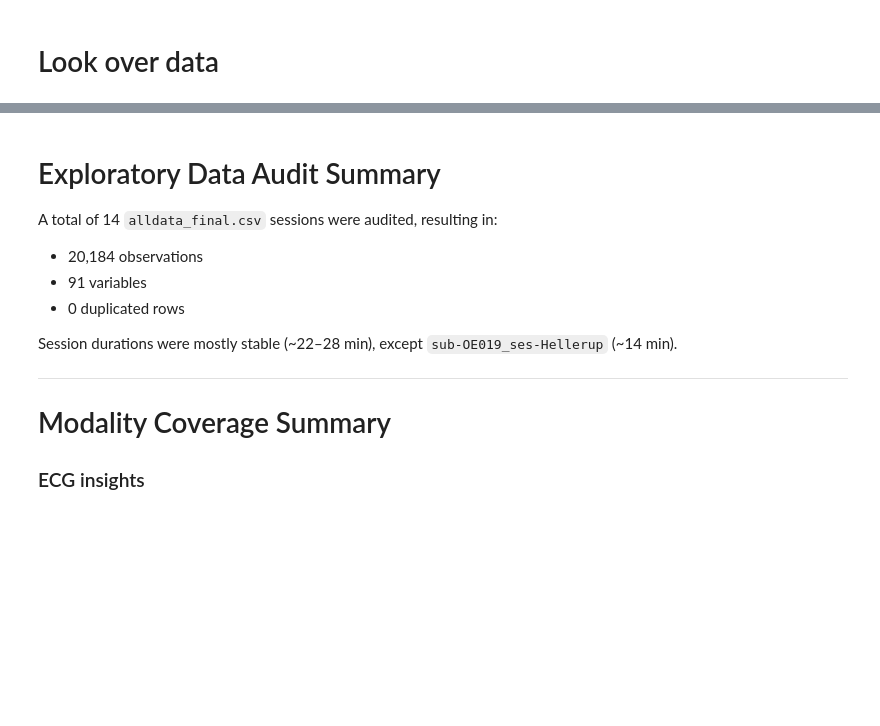
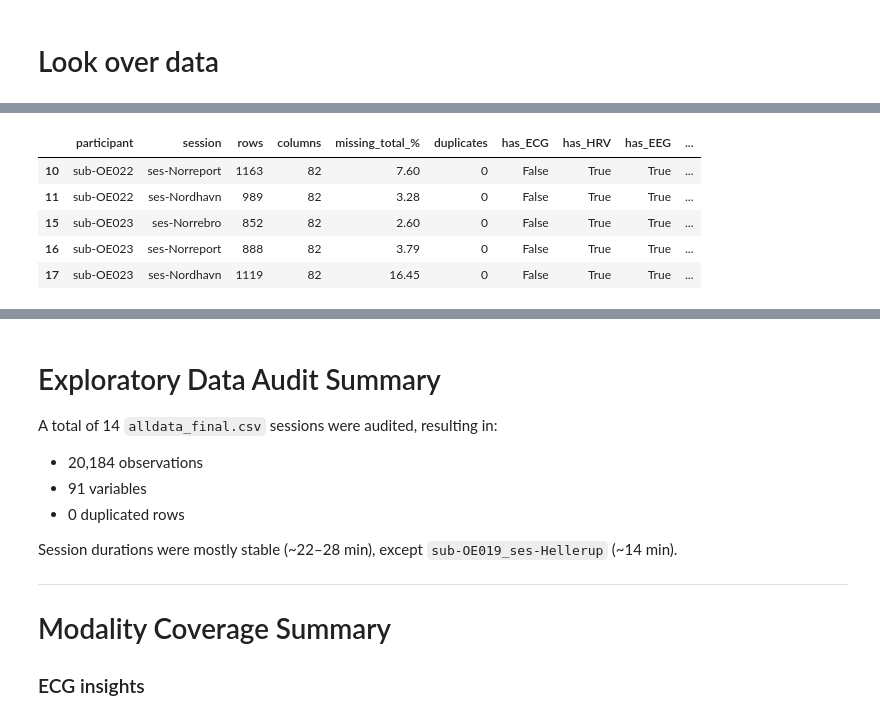
Before and after one commit to raquelmdtum/master-thesis, a Jupyter notebook: notebooks/do_results.ipynb, the cells around one changed output, grey strips where cells are left out. Saved outputs shown, nothing was run; the diff lists cells and outputs as text; code cells hidden in the pictures; blank space fills up the shorter version.

```diff
--- a/notebooks/do_results.ipynb
+++ b/notebooks/do_results.ipynb
@@ -104,3 +106,13 @@ summary_df.sort_values("missing_total_%",ascending=False)
+# %%
+summary_df[(summary_df["has_ECG"] == False)]
+# THIS IS SIMPLY BC EYE TRACKING SCRIPT IS STILL RUNNING
+# %% [output]
+|  | participant | session | rows | columns | missing_total_% | duplicates | has_ECG | has_HRV | has_EEG | ... |
+| 10 | sub-OE022 | ses-Norreport | 1163 | 82 | 7.60 | 0 | False | True | True | ... |
+| 11 | sub-OE022 | ses-Nordhavn | 989 | 82 | 3.28 | 0 | False | True | True | ... |
+| 15 | sub-OE023 | ses-Norrebro | 852 | 82 | 2.60 | 0 | False | True | True | ... |
+| 16 | sub-OE023 | ses-Norreport | 888 | 82 | 3.79 | 0 | False | True | True | ... |
+| 17 | sub-OE023 | ses-Nordhavn | 1119 | 82 | 16.45 | 0 | False | True | True | ... |
 # %%
 root = "/mnt/raid/emotional_data_raquel/fulldata_mine"
 
```
Also changed, not shown: parts of 7 cells of this notebook.
